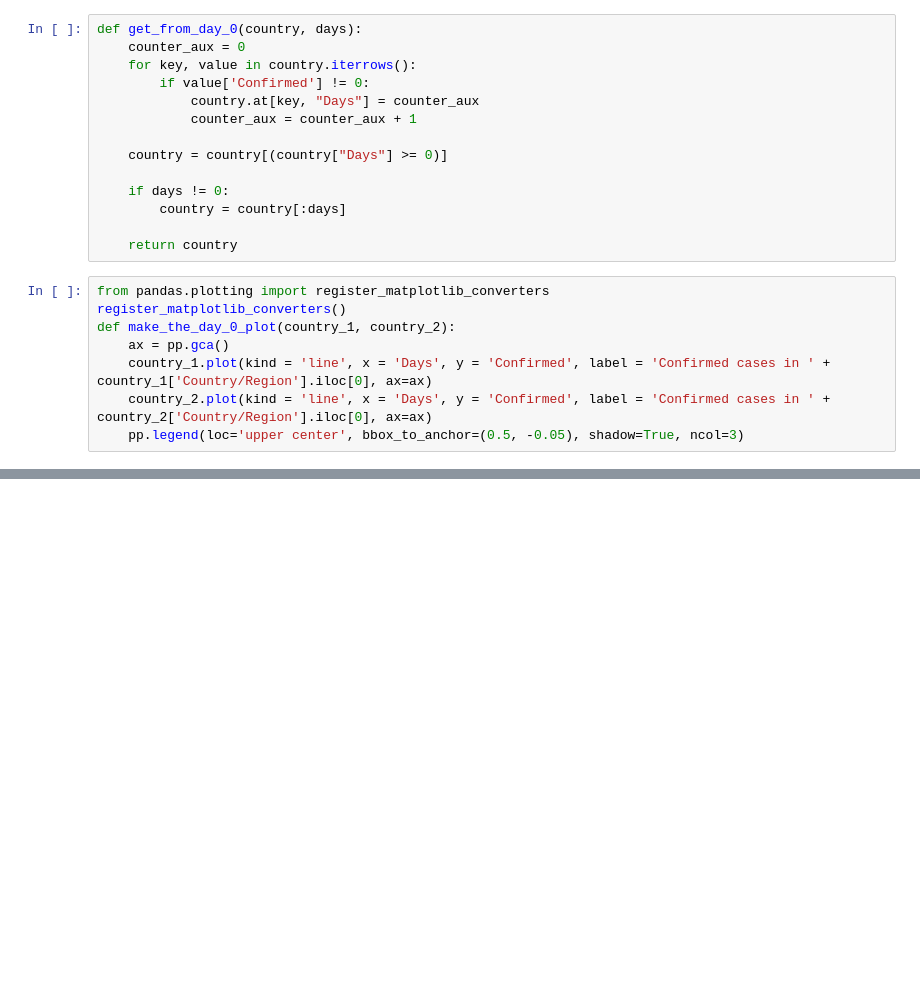
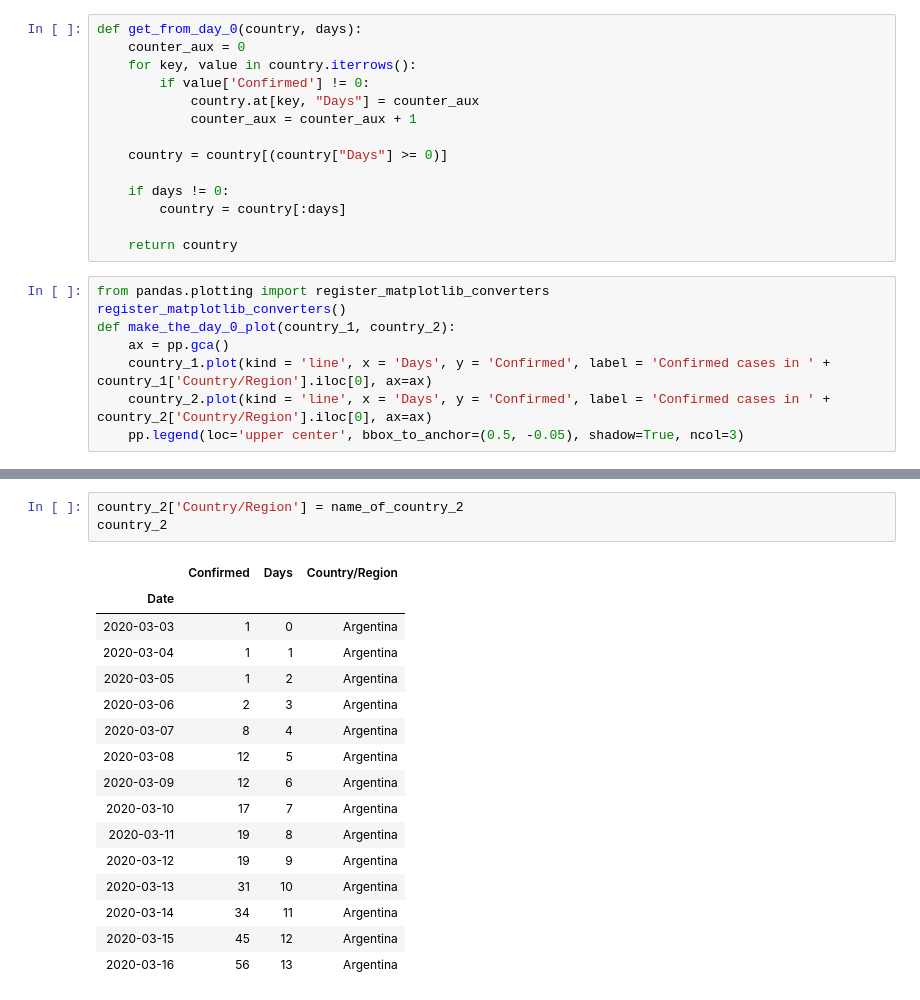
Before and after one commit to diegorosano/data-analytics, a Jupyter notebook: CODVID-19/study_case_2.ipynb, the cells around one changed output, grey strips where cells are left out. Saved outputs shown, nothing was run; the diff lists cells and outputs as text; blank space fills up the shorter version.

```diff
--- a/CODVID-19/study_case_2.ipynb
+++ b/CODVID-19/study_case_2.ipynb
@@ -83,3 +136,23 @@ country_2
+# %%
+country_2['Country/Region'] = name_of_country_2
+country_2
+# %% [output]
+|  | Confirmed | Days | Country/Region |
+| Date |  |  |  |
+| 2020-03-03 | 1 | 0 | Argentina |
+| 2020-03-04 | 1 | 1 | Argentina |
+| 2020-03-05 | 1 | 2 | Argentina |
+| 2020-03-06 | 2 | 3 | Argentina |
+| 2020-03-07 | 8 | 4 | Argentina |
+| 2020-03-08 | 12 | 5 | Argentina |
+| 2020-03-09 | 12 | 6 | Argentina |
+| 2020-03-10 | 17 | 7 | Argentina |
+| 2020-03-11 | 19 | 8 | Argentina |
+| 2020-03-12 | 19 | 9 | Argentina |
+| 2020-03-13 | 31 | 10 | Argentina |
+| 2020-03-14 | 34 | 11 | Argentina |
+| 2020-03-15 | 45 | 12 | Argentina |
+| 2020-03-16 | 56 | 13 | Argentina |
 # %%
 pp.figure(figsize = (18, 8))
 make_the_day_0_plot(country_1, country_2)
```
Also changed, not shown: parts of 8 cells of this notebook, 1 other file.
